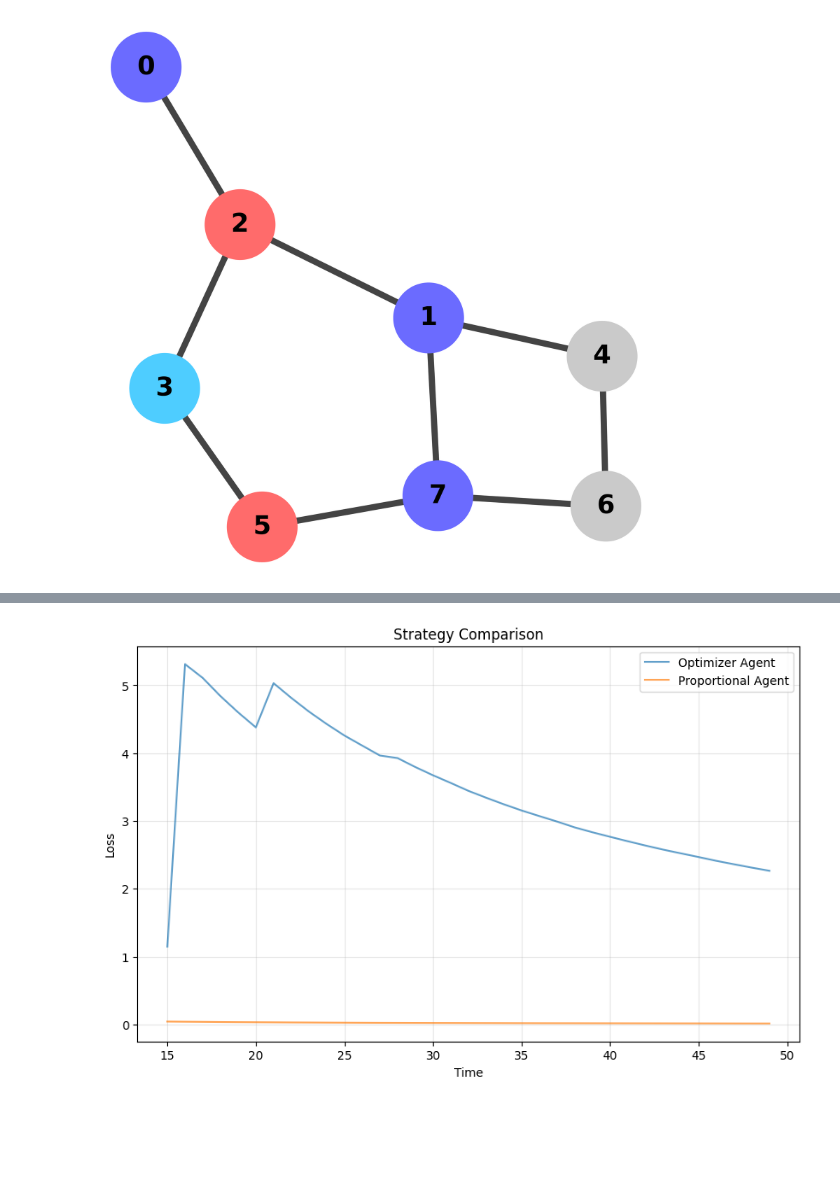
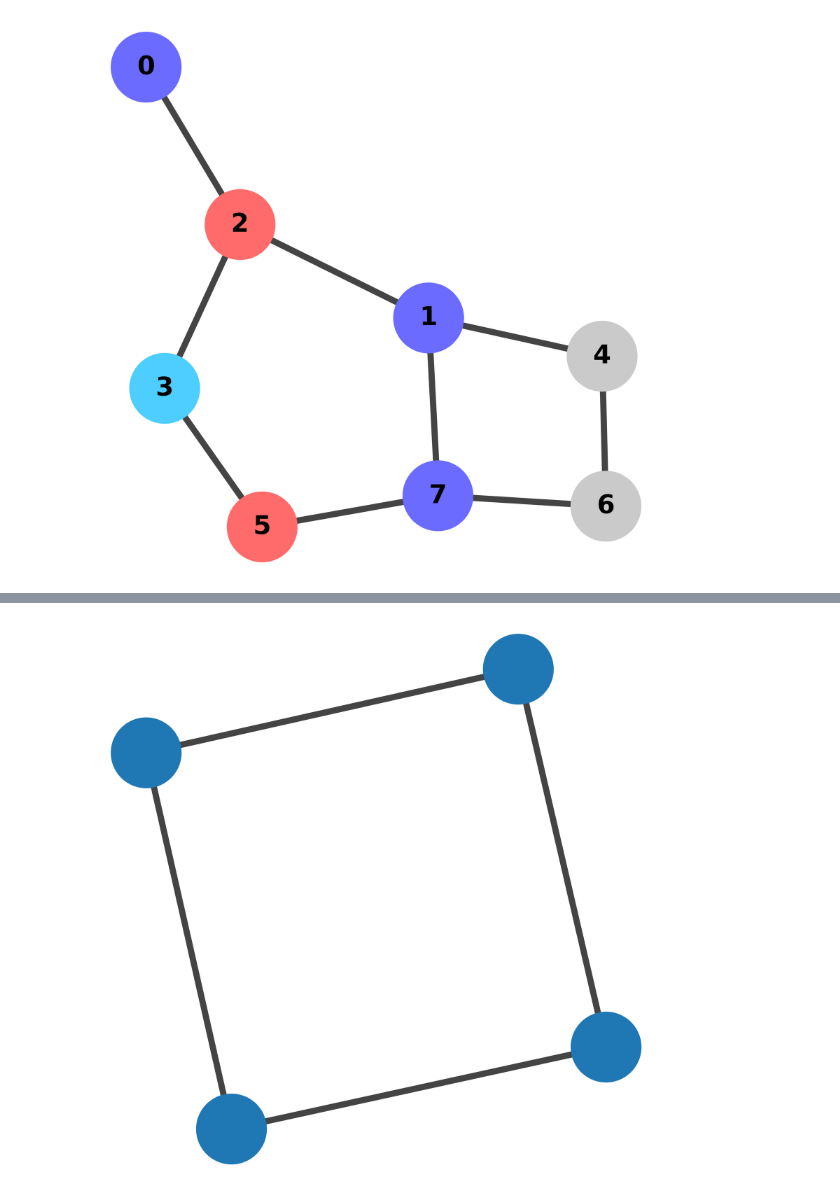
Before and after one commit to Joeri-G/Ant, a Jupyter notebook: experiments/poster_figures.ipynb, the cells around one changed output, grey strips where cells are left out. Drawn from its saved outputs; the diff is of its cells as text; code cells hidden in the pictures; blank space fills up the shorter version.

```diff
--- a/experiments/poster_figures.ipynb
+++ b/experiments/poster_figures.ipynb
@@ -107,26 +82,15 @@ proportional_simulation_results = M_2.simulate(simulation_length)
-# %%
-training_period = 15
-time_steps = np.arange(training_period, simulation_length)
-
-plt.figure(figsize=(10, 6))
-plt.plot(
-    time_steps,
-    optimizer_simulation_results[training_period:],
-    label="Optimizer Agent",
-    alpha=0.7,
-)
-plt.plot(
-    time_steps,
-    proportional_simulation_results[training_period:],
-    label="Proportional Agent",
-    alpha=0.7,
-)
-
-plt.xlabel("Time")
-plt.ylabel("Loss")
-plt.title("Strategy Comparison")
-plt.legend()
-plt.grid(True, alpha=0.3)
-plt.show()
-# %% [output]
-[figure, removed]
+# %%
+oscillating_graph = nx.grid_2d_graph(2, 2)
+plt.figure(figsize=(30, 30))
+nx.draw(
+    oscillating_graph,
+    node_size=75000,
+    node_shape="o",
+    edge_color="#444444",
+    width=24,
+    font_size=100,
+    font_color="black",
+    font_weight="bold",
+)
+# %% [output]
+[figure, added]
```
Also changed, not shown: parts of 6 cells of this notebook, 6 other files.
